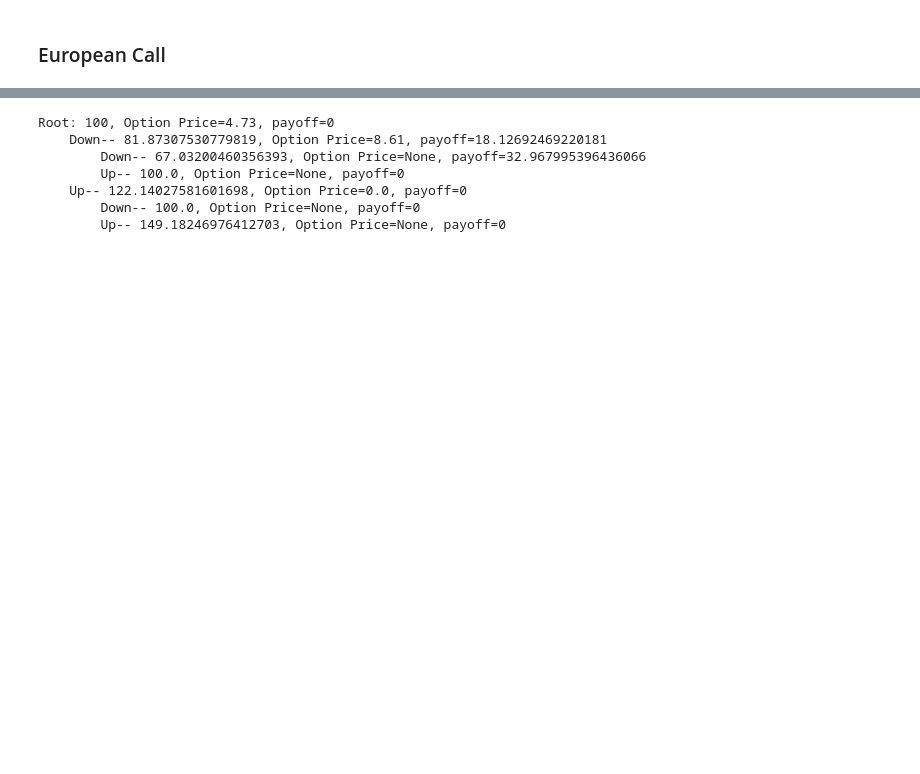
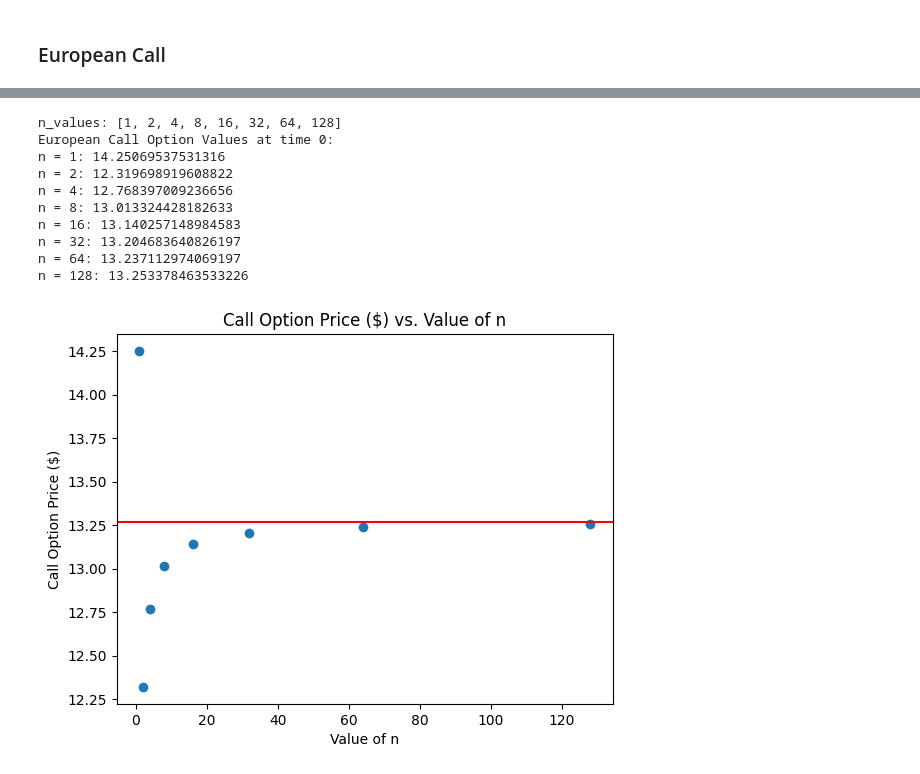
Before and after one commit to sash-wat/BUFN401, a Jupyter notebook: Homework4/HW4.ipynb, the cells around one changed output, grey strips where cells are left out. Drawn from its saved outputs; the diff is of its cells as text; code cells hidden in the pictures; blank space fills up the shorter version.

```diff
--- a/Homework4/HW4.ipynb
+++ b/Homework4/HW4.ipynb
@@ -89,0 +78,13 @@ print(p)
+# %%
+def blsc_price(s, k, r, t, sigma):
+    d1_p1 = math.log(s/k)
+    d1_p2 = (r + ((sigma**2)/2))*t
+    d1_p3 = sigma * math.sqrt(t)
+    d1 = (d1_p1 + d1_p2)/d1_p3
+    d2 = d1 - (sigma*math.sqrt(t))
+
+    t1 = norm.cdf(d1) * s
+    t2 = norm.cdf(d2)
+    t3 = k * math.exp(-r*t)
+    return t1 - (t2*t3)
+print("The Black-Scholes Price of the call option should be $", round(blsc_price(100, 100, 0.1, 1, 0.2), 2))
@@ -104,10 +95,56 @@ Root: 100, Option Price=14.25, payoff=0
-# %%
-print_tree(generate_tree_ep(10, 100, u, d, 100, p, r))
-# %% [output]
-Root: 100, Option Price=4.73, payoff=0
-    Down-- 81.87307530779819, Option Price=8.61, payoff=18.12692469220181
-        Down-- 67.03200460356393, Option Price=None, payoff=32.967995396436066
-        Up-- 100.0, Option Price=None, payoff=0
-    Up-- 122.14027581601698, Option Price=0.0, payoff=0
-        Down-- 100.0, Option Price=None, payoff=0
-        Up-- 149.18246976412703, Option Price=None, payoff=0
+# %%
+s0 = 100
+k = 100
+t = 1
+r = 0.1
+sigma = 0.2
+
+n_values = [2**i for i in range(0, 8)]
+
+C0_values = []
+
+
+for n in n_values:
+    dt = t / n
+    u = np.exp(sigma * np.sqrt(dt))
+    #print("u", u)
+    d = 1 / u
+    #print("d", d)
+
+    p = (np.exp(r * dt) - d) / (u - d)
+    #print("p", p)
+
+    S_values = np.array([s0 * u**j * d**(n - j) for j in range(n + 1)])
+    # The above line makes a matrix of stock values
+
+    C_values = np.maximum(0, S_values - k)
+    #The above line makes a matrix of call option payoffs
+
+    c0 = np.exp(-r * t) * np.sum(np.array([np.math.comb(n, j) * p**j * (1 - p)**(n - j) * C_values[j] for j in range(n + 1)]))
+
+    C0_values.append(c0)
+
+print("n_values:", n_values)
+print("European Call Option Values at time 0:")
+for i, n in enumerate(n_values):
+    print(f"n = {n}: {C0_values[i]}")
+
+plt.scatter(n_values, C0_values)
+plt.axhline(y = round(blsc_price(100, 100, 0.1, 1, 0.2), 2), color = 'r', linestyle = '-')
+# This horizontal line represents the Black-Scholes price of the call option
+plt.xlabel("Value of n")
+plt.ylabel("Call Option Price ($)")
+plt.title("Call Option Price ($) vs. Value of n")
+plt.show()
+# %% [output]
+n_values: [1, 2, 4, 8, 16, 32, 64, 128]
+European Call Option Values at time 0:
+n = 1: 14.25069537531316
+n = 2: 12.319698919608822
+n = 4: 12.768397009236656
+n = 8: 13.013324428182633
+n = 16: 13.140257148984583
+n = 32: 13.204683640826197
+n = 64: 13.237112974069197
+n = 128: 13.253378463533226
+[figure, added]
```
Also changed, not shown: parts of 11 cells of this notebook, 5 other files.
